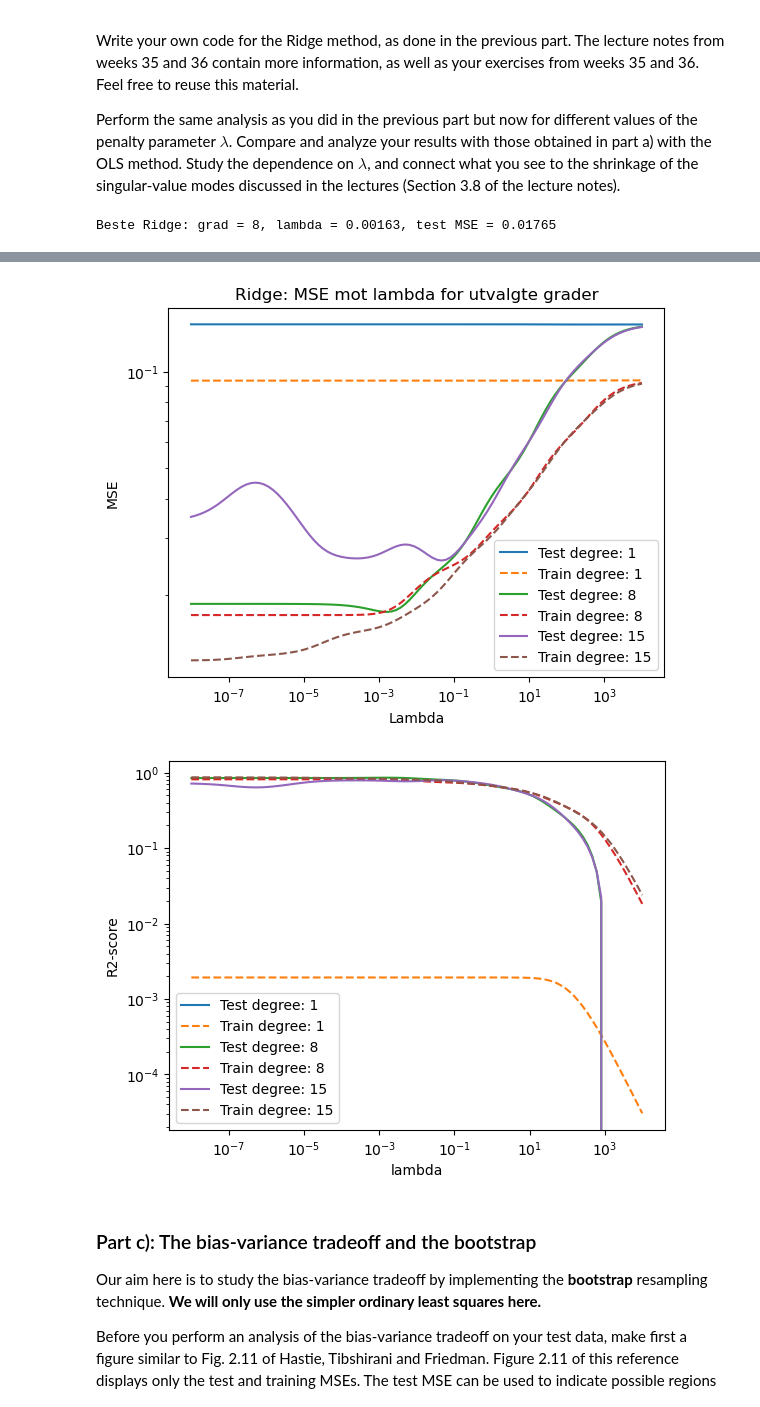
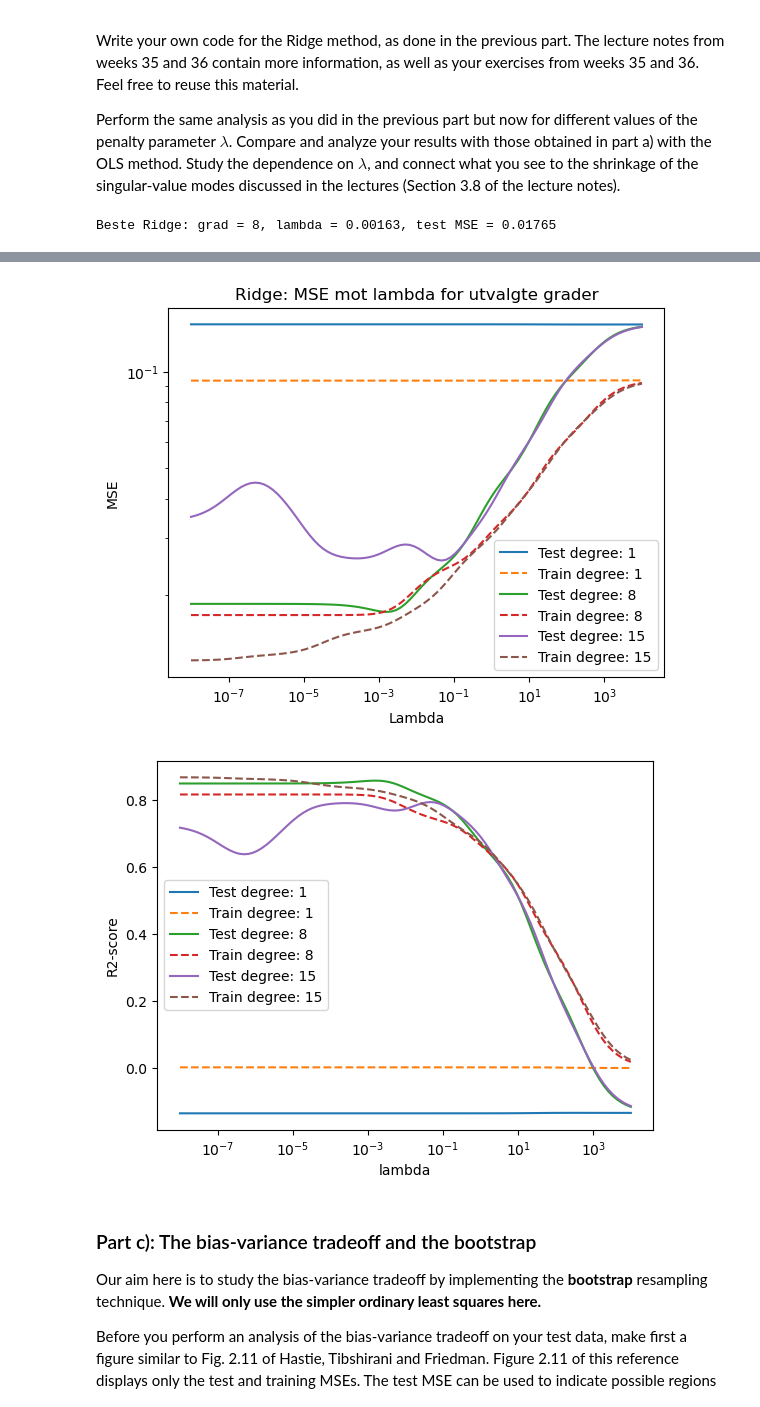
Before and after one commit to GardKL/Project1, a Jupyter notebook: Project1.ipynb, the cells around one changed output, grey strips where cells are left out. Saved outputs shown, nothing was run; the diff lists cells and outputs as text; code cells hidden in the pictures.

Commit message:
Plot

```diff
--- a/Project1.ipynb
+++ b/Project1.ipynb
@@ -366,6 +366,7 @@ for target in prøve_lambda:
 
 lambda_index.append(best_j)
 
+plt.figure()
 for j in lambda_index:
     plt.plot(degrees, msetest_ridge_2d[:,j], label =f"Ridge mot lambda {lmbdas[j]:.5f}")
 
@@ -380,37 +381,38 @@ plt.show()
 
 grader_å_vise = [0, best_i, len(degrees) - 1]
 
-
+plt.figure()
 for i in grader_å_vise:
     plt.plot(lmbdas, msetest_ridge_2d[i,:] , label = f"Test degree: {degrees[i]}")
     plt.plot(lmbdas, msetrain_ridge_2d[i,:], linestyle = "--",label = f"Train degree: {degrees[i]}")
 
 
 
 
 plt.xscale("log")
 plt.yscale("log")
 plt.xlabel("Lambda")
 plt.ylabel("MSE")
 plt.title("Ridge: MSE mot lambda for utvalgte grader")
 plt.legend()
 plt.show()
 
+plt.figure()
 for i in grader_å_vise:
     plt.plot(lmbdas, r2test_ridge_2d[i,:] , label = f"Test degree: {degrees[i]}")
     plt.plot(lmbdas, r2train_ridge_2d[i,:], linestyle = "--",label = f"Train degree: {degrees[i]}")
 
-plt.yscale("log")
+
 plt.xscale("log")
 plt.ylabel("R2-score")
 plt.xlabel("lambda")
 plt.legend()
 plt.show()
 # %% [output]
 Beste Ridge: grad = 8, lambda = 0.00163, test MSE = 0.01765
 [figure]
 [figure]
-[figure, old version]
+[figure, new version]
 # %% [markdown]
 ### Part c): The bias-variance tradeoff and the bootstrap
 
```
